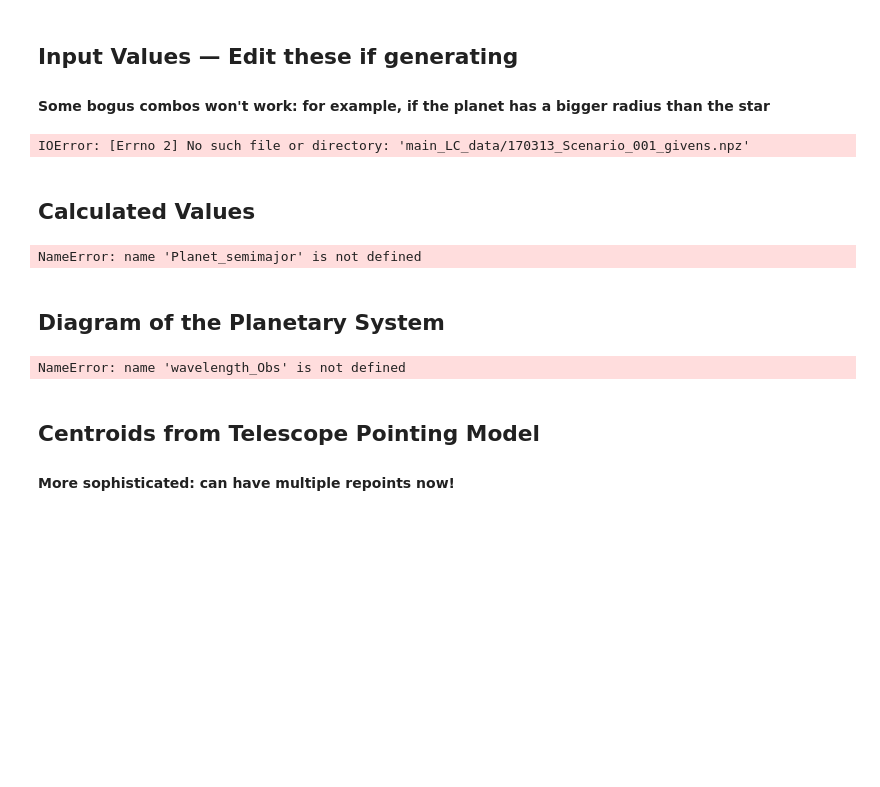
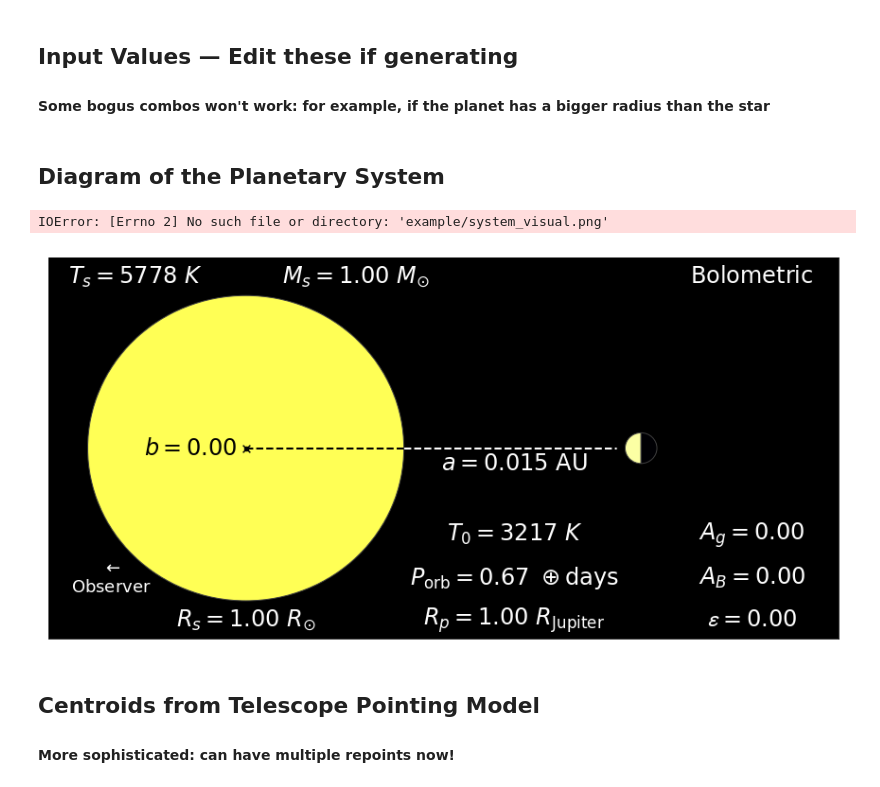
Before and after one commit to jacksonhoffart/exo-gps, a Jupyter notebook: main/main_python.ipynb, the cells around one changed output. Cells and saved outputs as stored; diff of their text form; code cells hidden in the pictures; blank space fills up the shorter version.

```diff
--- a/main/main_python.ipynb
+++ b/main/main_python.ipynb
@@ -26,7 +26,7 @@ pi = np.pi
 Generate_key = False  # True to generate from scratch; False to load a data set that's already made
 ExportLC_key = False  # True to save generated light (if generate key is also turned on)
 
-folder_Name = 'main_LC_data/'
+folder_Name = '../data/main_LC_data/'
 loadfile_Name = '170313_Scenario_001'
 # %% [markdown]
 ## Input Values — Edit these if generating
@@ -78,52 +78,47 @@ else:
      Planet_semimajor,Planet_radius,Planet_impact,Planet_Ag,Planet_AB,Planet_varepsilon,
      NperHr,Obs_orbits,Frac_transinone,wavelength_Obs,bandwidth_Obs,significance_decl,ratio_DelD_decl,
      Frac_repoints,Noisy_cents_key,Frac_sigcent,Rhomax_cent,level_Vnoise,Nzy_per_pix,
-     Brown_key,ratio_Brown_DelD) = MSD.LCloadGiv(folder_Name,loadfile_Name)
+     Brown_key,ratio_Brown_DelD) = MD.LCloadGiv(folder_Name,loadfile_Name)
+
+## Orbital Period
+pln_Porb_days = MD.planet_P(Planet_semimajor,Star_mass)
+pln_Porb_sec = pln_Porb_days*(24*3600)  # Number of days * 24 hr/day * 3600 sec/hr
+
+## Planet Temperatures
+pln_Tnought = MD.planet_Tirrad(Star_Teff,Star_radius,Planet_semimajor)
+pln_Tday,pln_Tnight = MD.planet_Tdaynight(Planet_varepsilon,Planet_AB,pln_Tnought)
+
+## Offset of light curve (1st order)
+litecrv_Offdeg = MD.LC_offdeg(Planet_varepsilon)
+
+## Properties of transit, eclipse, and phase variations
+(delta_transit,power_transit,dur_transit_sec,
+ delta_eclipse,dur_ineclipse_sec,dur_inegress_sec,
+ delta_variations,
+ delta_systemflux) = MD.LC_depths_durations(wavelength_Obs,bandwidth_Obs,
+                                             Star_radius,Star_Teff,Planet_semimajor,pln_Porb_days,Planet_impact,
+                                             Planet_radius,pln_Tday,pln_Tnight,Planet_Ag,litecrv_Offdeg)
+
+## Time of transit in 1st observed orbit
+transit_inone = Frac_transinone*pln_Porb_sec
+
+## Data points per orbit and in whole light curve
+NperOrb,N_LC = MD.pregen_Nvals(NperHr,Obs_orbits,pln_Porb_sec)
+
+## Setting detector amplitude and photon noise, from calculated eclipse depth and chosen properties
+setting_Delta_D = ratio_DelD_decl*delta_eclipse
+within_ecl_N = int(NperOrb*((dur_ineclipse_sec + 2.0*dur_inegress_sec)/pln_Porb_sec))
+ratio_SigF_decl = (within_ecl_N**0.5)/significance_decl  # Photon noise / Eclipse depth == Sqrt[N_ecl] / Signif_ecl
+setting_SigF = ratio_SigF_decl*delta_eclipse
-# %% [output]
-IOError: [Errno 2] No such file or directory: 'main_LC_data/170313_Scenario_001_givens.npz'
-# %% [markdown]
-## Calculated Values
-# %%
-## Orbital Period
-pln_Porb_days = MSD.planet_P(Planet_semimajor,Star_mass)
-pln_Porb_sec = pln_Porb_days*(24*3600)  # Number of days * 24 hr/day * 3600 sec/hr
-
-## Planet Temperatures
-pln_Tnought = MSD.planet_Tirrad(Star_Teff,Star_radius,Planet_semimajor)
-pln_Tday,pln_Tnight = MSD.planet_Tdaynight(Planet_varepsilon,Planet_AB,pln_Tnought)
-
-## Offset of light curve (1st order)
-litecrv_Offdeg = MSD.LC_offdeg(Planet_varepsilon)
-
-## Properties of transit, eclipse, and phase variations
-(delta_transit,power_transit,dur_transit_sec,
- delta_eclipse,dur_ineclipse_sec,dur_inegress_sec,
- delta_variations,
- delta_systemflux) = MSD.LC_depths_durations(wavelength_Obs,bandwidth_Obs,
-                                             Star_radius,Star_Teff,Planet_semimajor,pln_Porb_days,Planet_impact,
-                                             Planet_radius,pln_Tday,pln_Tnight,Planet_Ag,litecrv_Offdeg)
-
-## Time of transit in 1st observed orbit
-transit_inone = Frac_transinone*pln_Porb_sec
-
-## Data points per orbit and in whole light curve
-NperOrb,N_LC = MSD.pregen_Nvals(NperHr,Obs_orbits,pln_Porb_sec)
-
-## Setting detector amplitude and photon noise, from calculated eclipse depth and chosen properties
-setting_Delta_D = ratio_DelD_decl*delta_eclipse
-within_ecl_N = int(NperOrb*((dur_ineclipse_sec + 2.0*dur_inegress_sec)/pln_Porb_sec))
-ratio_SigF_decl = (within_ecl_N**0.5)/significance_decl  # Photon noise / Eclipse depth == Sqrt[N_ecl] / Signif_ecl
-setting_SigF = ratio_SigF_decl*delta_eclipse
-# %% [output]
-NameError: name 'Planet_semimajor' is not defined
 # %% [markdown]
 ## Diagram of the Planetary System
 # %%
-MSD.system_visual(wavelength_Obs,Star_mass,Star_radius,Star_Teff,
+MD.system_visual(wavelength_Obs,Star_mass,Star_radius,Star_Teff,
                   Planet_semimajor,Planet_radius,Planet_impact,
                   Planet_Ag,Planet_AB,Planet_varepsilon,pln_Porb_days,pln_Tnought,pln_Tday,pln_Tnight)
 # %% [output]
-NameError: name 'wavelength_Obs' is not defined
+IOError: [Errno 2] No such file or directory: 'example/system_visual.png'
+[figure, added]
 # %% [markdown]
 ## Centroids from Telescope Pointing Model
 #### More sophisticated: can have multiple repoints now!
```
Also changed, not shown: parts of 14 cells of this notebook, 5 other files.
